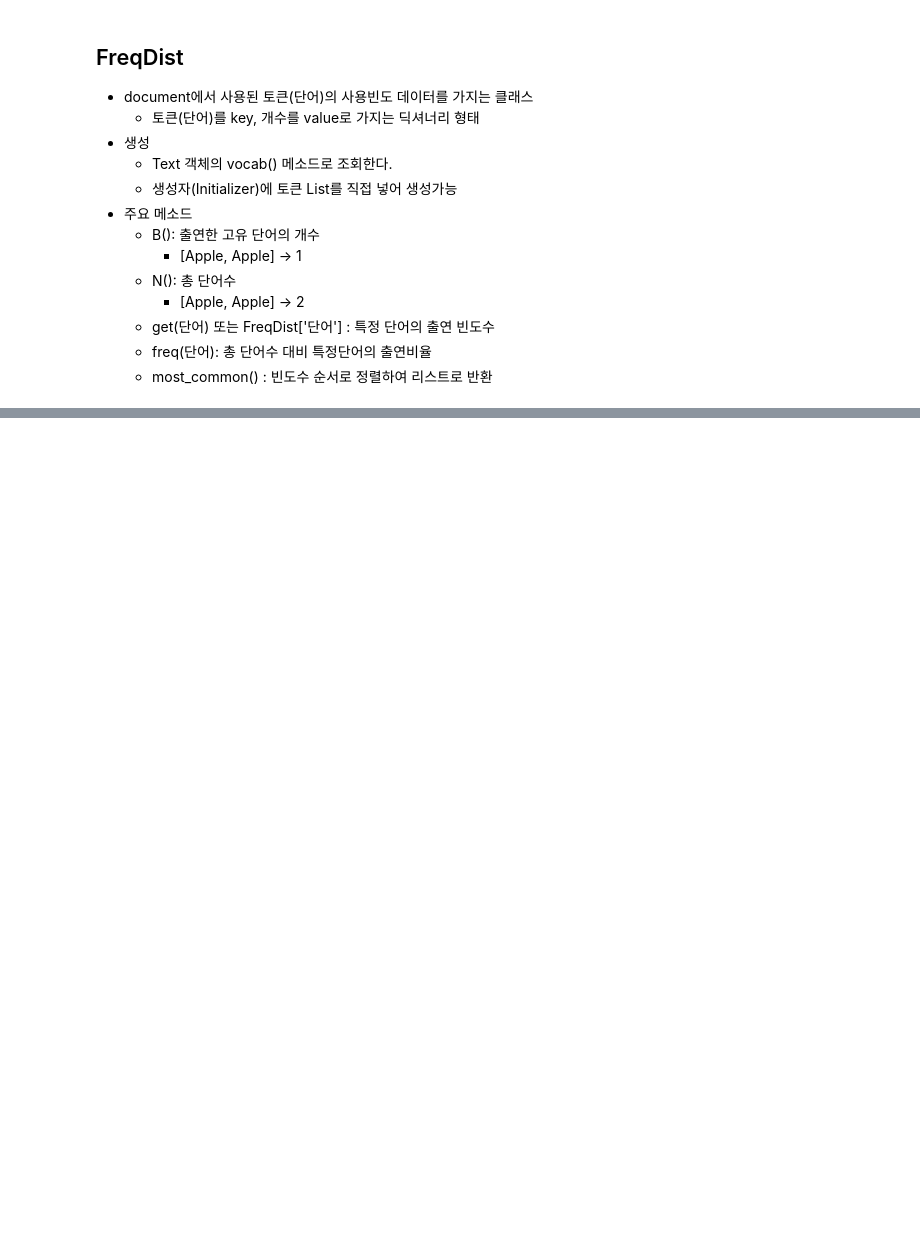
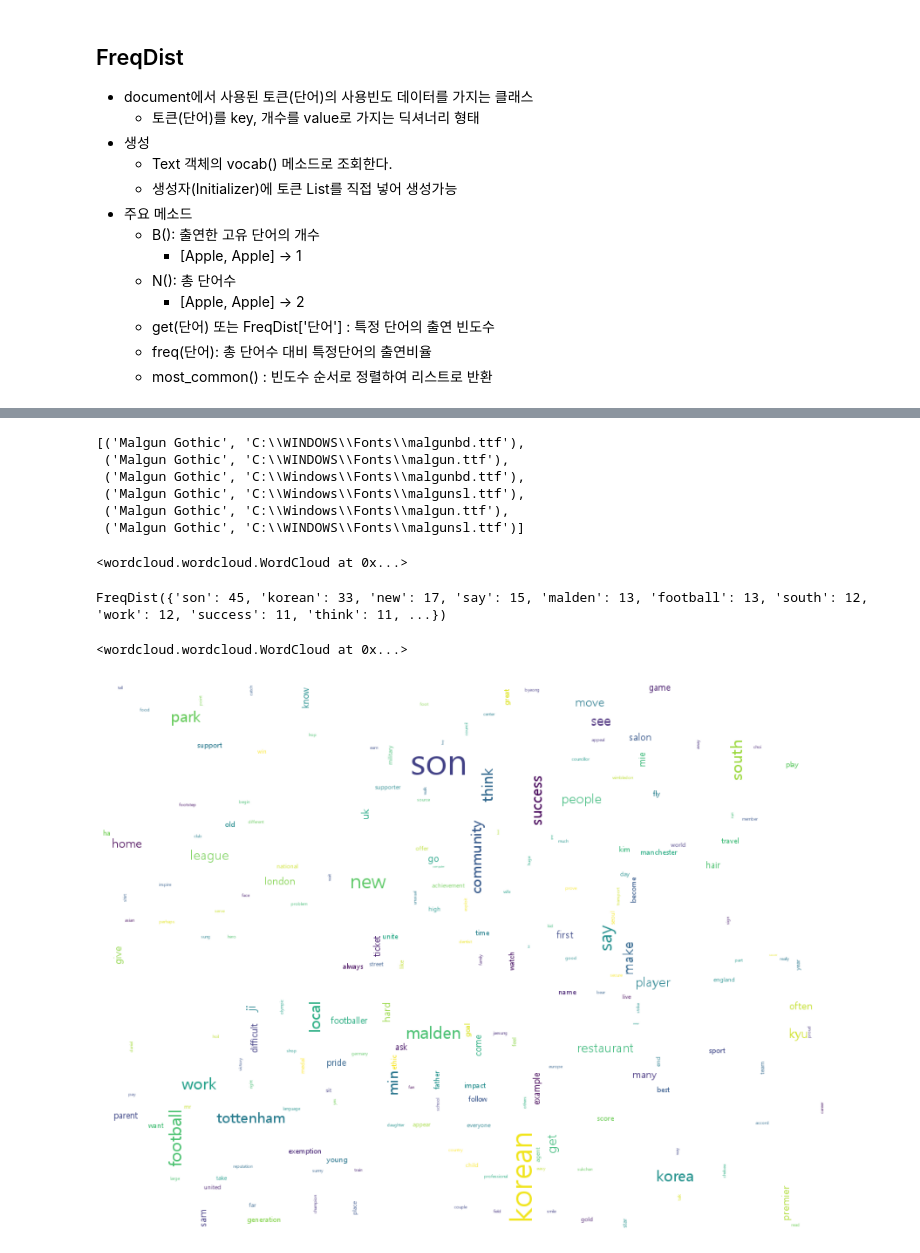
Before and after one commit to daeminkim/Playdata-DanPY, a Jupyter notebook: TextAnalysis/01_NLP개요_NLTK 패키지를 이용한 데이터 전처리.ipynb, the cells around one changed output, grey strips where cells are left out. Drawn from its saved outputs; the diff is of its cells as text; code cells hidden in the pictures; blank space fills up the shorter version.

```diff
--- a/TextAnalysis/01_NLP개요_NLTK 패키지를 이용한 데이터 전처리.ipynb
+++ b/TextAnalysis/01_NLP개요_NLTK 패키지를 이용한 데이터 전처리.ipynb
@@ -975,0 +977,4 @@ plt.show()
+# %%
+# FreqDist 객체 생성
+freq = news_text.vocab() #토큰화 시킨 단어리스트가 없을때  텍스트.voca()
+type(freq)
@@ -976 +1072,48 @@ plt.show()
+# %%
+[(f.name, f.fname) for f in fm.fontManager.ttflist if 'malg' in f.name.lower()]  # 맥 applegothic
+# %% [output]
+[('Malgun Gothic', 'C:\\WINDOWS\\Fonts\\malgunbd.ttf'),
+ ('Malgun Gothic', 'C:\\WINDOWS\\Fonts\\malgun.ttf'),
+ ('Malgun Gothic', 'C:\\Windows\\Fonts\\malgunbd.ttf'),
+ ('Malgun Gothic', 'C:\\Windows\\Fonts\\malgunsl.ttf'),
+ ('Malgun Gothic', 'C:\\Windows\\Fonts\\malgun.ttf'),
+ ('Malgun Gothic', 'C:\\WINDOWS\\Fonts\\malgunsl.ttf')]
+# %%
+font_path = 'C:\\Windows\\Fonts\\malgun.ttf'
+
+from wordcloud import WordCloud
+
+# 설정
+wc = WordCloud(font_path = font_path,
+              max_words = 200, # 최대로 나오는 단어의 개수 ( 설정 조정해보기 , relative도 )
+              prefer_horizontal = 0.7, # 가로로 쓰여질 word의 비율
+              relative_scaling = 0.7, # 0~1 사이의 실수. 1에 가까울 수록 빈도수가 많은 단어와 적은 단어의 크기 차이를 크게한다.1:2배빈도면 크기도2배
+              min_font_size = 1,
+              max_font_size = 50, # 가장작은 폰트 크기, 가장큰 폰트크기 지정,
+              background_color= 'white',
+              width = 1024, # 파일로 저장했을때 이미 크기 조절
+              height = 768 )
+# %%
+# WordCloud객체에 데이터 넣기.
+word_cloud = wc.generate_from_frequencies(freq)# 딕셔너리 : {단어 : 빈도수, 단어:빈도수, .......}
+word_cloud
+# %% [output]
+<wordcloud.wordcloud.WordCloud at 0x...>
+# %%
+freq
+# %% [output]
+FreqDist({'son': 45, 'korean': 33, 'new': 17, 'say': 15, 'malden': 13, 'football': 13, 'south': 12, 'work': 12, 'success': 11, 'think': 11, ...})
+# %%
+# 파일로 저장.
+word_cloud.to_file('word_cloud.png')
+# %% [output]
+<wordcloud.wordcloud.WordCloud at 0x...>
+# %%
+# matplotlib 으로 보기.
+plt.figure(figsize = (15,15))
+plt.imshow(word_cloud)
+plt.axis('off')
+plt.show()
+# %% [output]
+[figure, added]
 # %% [markdown]
```
Also changed, not shown: parts of 39 cells of this notebook.
